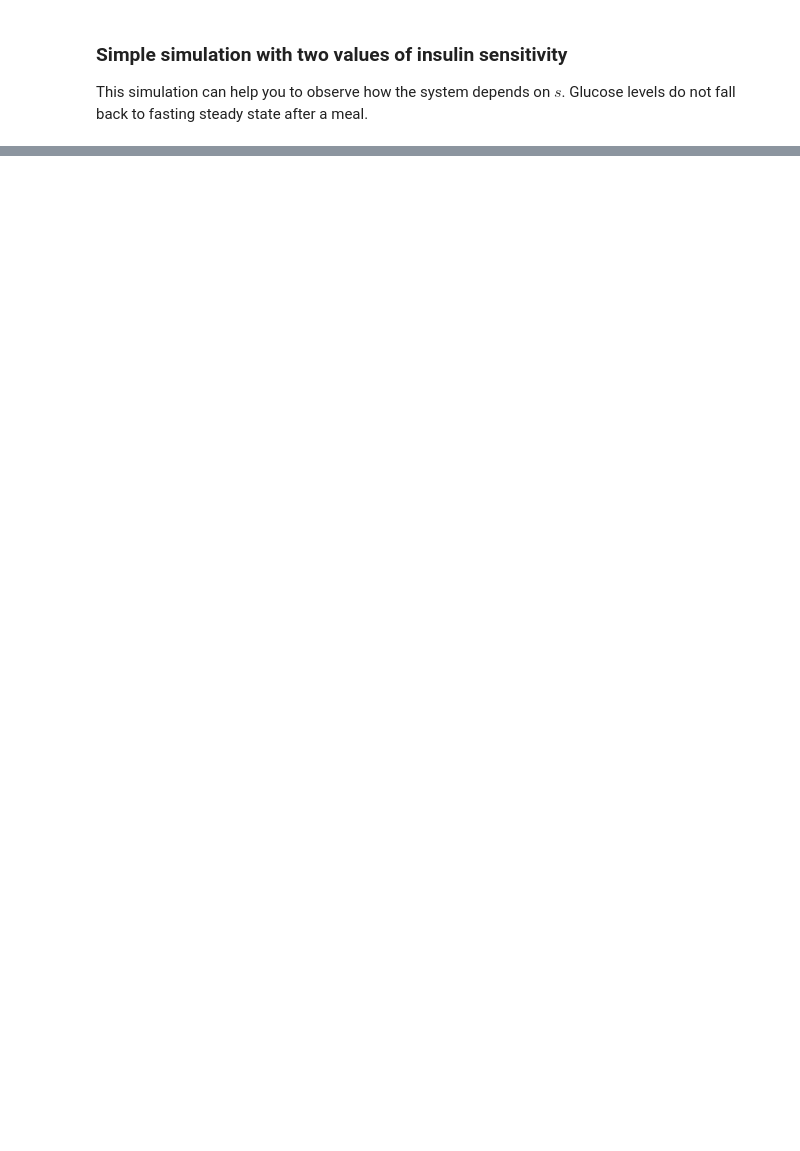
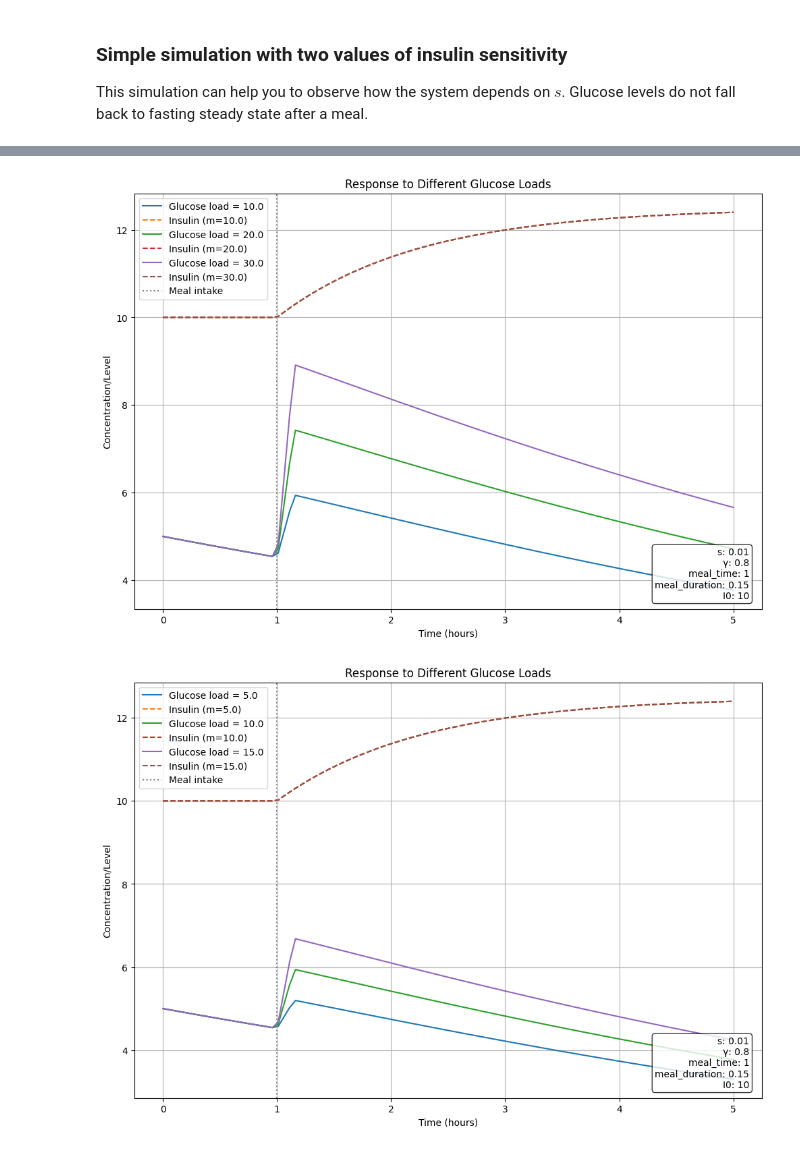
Before and after one commit to amoyag/Biofisica, a Jupyter notebook: session4_BIGmodel_dynamicalcompensation.ipynb, the cells around one changed output, grey strips where cells are left out. Cells and saved outputs as stored; diff of their text form; code cells hidden in the pictures; blank space fills up the shorter version.

```diff
--- a/session4_BIGmodel_dynamicalcompensation.ipynb
+++ b/session4_BIGmodel_dynamicalcompensation.ipynb
@@ -379,0 +408,42 @@ compensation_simulation(m=20.0, s_resistant=s_resistant, gamma=0.8, meal_time=1,
+# %%
+def compare_glucose_loads(loads=[10.0, 20.0, 30.0], s=0.01, gamma=0.8, meal_time=1, meal_duration=0.15, I0=10):
+    plt.figure(figsize=(12, 8))
+
+    for m in loads:
+        G0 = 5.0  # Initial glucose
+        B0 = 1.0  # Initial beta cells
+        t = np.linspace(0, 5, 100)
+
+        solution = odeint(BIG_model, [G0, I0, B0], t,
+                         args=(m, s, B0, gamma, 0, meal_time, meal_duration, I0))
+
+        plt.plot(t, solution[:, 0], label=f'Glucose load = {m}')
+        plt.plot(t, solution[:, 1], '--', label=f'Insulin (m={m})')
+
+    params = {
+        's': s,
+        'γ': gamma,
+        'meal_time': meal_time,
+        'meal_duration': meal_duration,
+        'I0': I0
+    }
+    add_param_box(plt, params)
+
+    plt.xlabel('Time (hours)')
+    plt.ylabel('Concentration/Level')
+    plt.title('Response to Different Glucose Loads')
+    plt.axvline(x=meal_time, color='grey', linestyle=':', label='Meal intake')
+    plt.legend(loc='upper left')
+    plt.grid(True)
+    plt.show()
+
+# Run three simulations
+# 1. Normal range
+compare_glucose_loads([10.0, 20.0, 30.0])
+# 2. Low range
+compare_glucose_loads([5.0, 10.0, 15.0])
+# 3. High range
+compare_glucose_loads([25.0, 35.0, 45.0])
+# %% [output]
+[figure, added]
+[figure, added]
```
Also changed, not shown: parts of 19 cells of this notebook.
